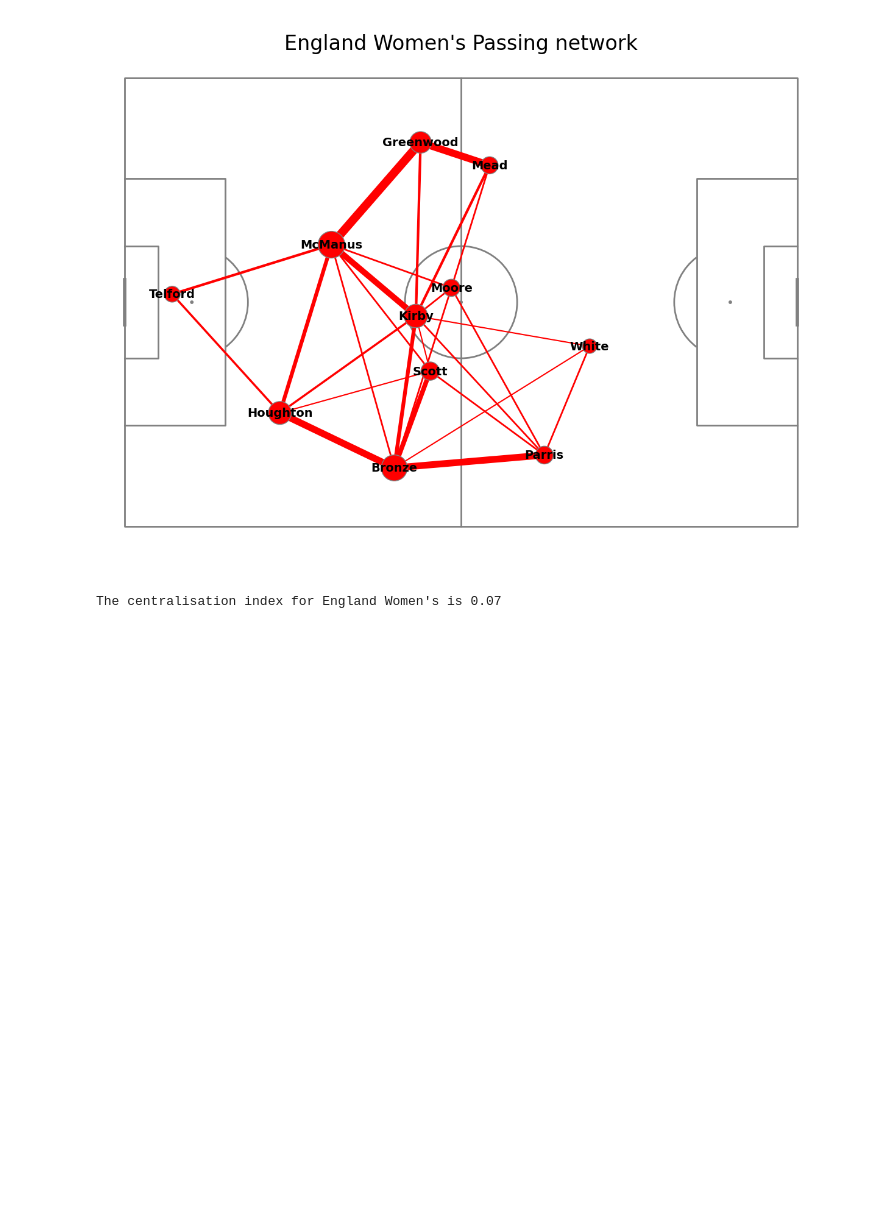
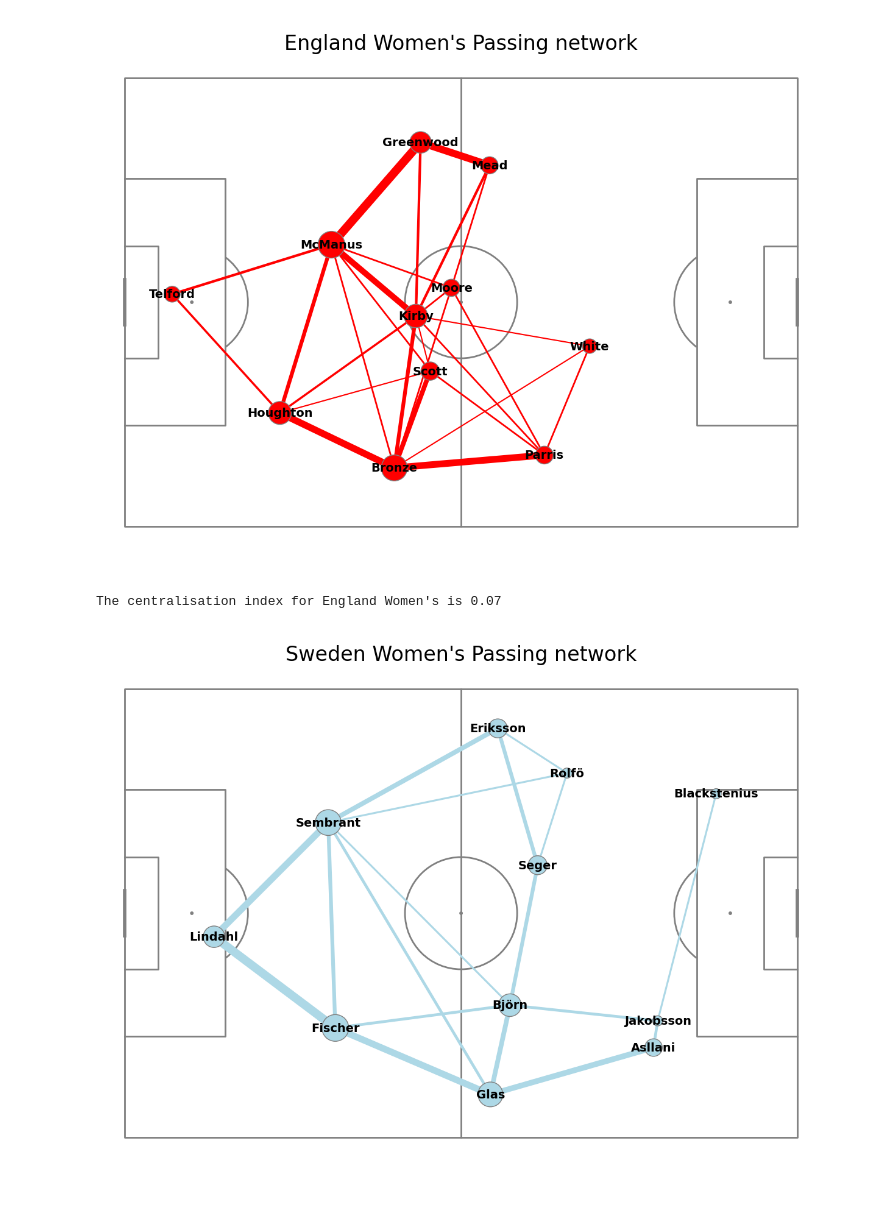
Before and after one commit to MarijnSt/soccermatics, a Jupyter notebook: 1-event-data/1-3-passing-networks.ipynb, the cells around one changed output. Drawn from its saved outputs; the diff is of its cells as text; code cells hidden in the pictures; blank space fills up the shorter version.

Commit message:
1.3 passing networks: forward passes challenge

```diff
--- a/1-event-data/1-3-passing-networks.ipynb
+++ b/1-event-data/1-3-passing-networks.ipynb
@@ -192,3 +193,36 @@ def calculate_centralisation_index(df_passes, team_name):
 calculate_centralisation_index(df_passes, team_name)
 # %% [output]
 The centralisation index for England Women's is 0.07
+# %%
+# CHALLENGE: PLOT THE PASSING NETWORK FOR SWEDEN WITH ONLY THE FORWARD PASSES
+
+team_name = "Sweden Women's"
+
+# prepare the df for the forward passes
+def filter_forward_passes_for_network(team_name):
+    # check index of first sub
+    sub_index = df.loc[df["type_name"] == "Substitution"].loc[df["team_name"] == team_name].iloc[0]["index"]
+
+    # make df with only succesfull forward passes before first substitution
+    mask_passes = (df.type_name == "Pass") & (df.team_name == team_name) & (df.index < sub_index) & (df.outcome_name.isnull()) & (df.sub_type_name != "Throw-in") & (df.end_x > df.x)
+    df_passes = df.loc[mask_passes, ["x", "y", "end_x", "end_y", "player_name", "pass_recipient_name"]]
+
+    # adapt player names to only show last name
+    df_passes["player_name"] = df_passes["player_name"].apply(lambda x: str(x).split()[-1])
+    df_passes["pass_recipient_name"] = df_passes["pass_recipient_name"].apply(lambda x: str(x).split()[-1])
+
+    return df_passes
+
+df_passes = filter_passes_for_network(team_name)
+#df_passes = filter_forward_passes_for_network(team_name)
+
+# create df with the average location of each player
+scatter_df = average_pass_location_df(df_passes, 1000)
+
+# create df with the number of passes per pair
+passes_per_pair_df = number_of_passes_per_pair(df_passes, 2)
+
+# plot the passing network
+plot_passing_network(scatter_df, passes_per_pair_df, team_name, "lightblue", 10)
+# %% [output]
+[figure, added]
```
Also changed, not shown: parts of 1 cell of this notebook.
